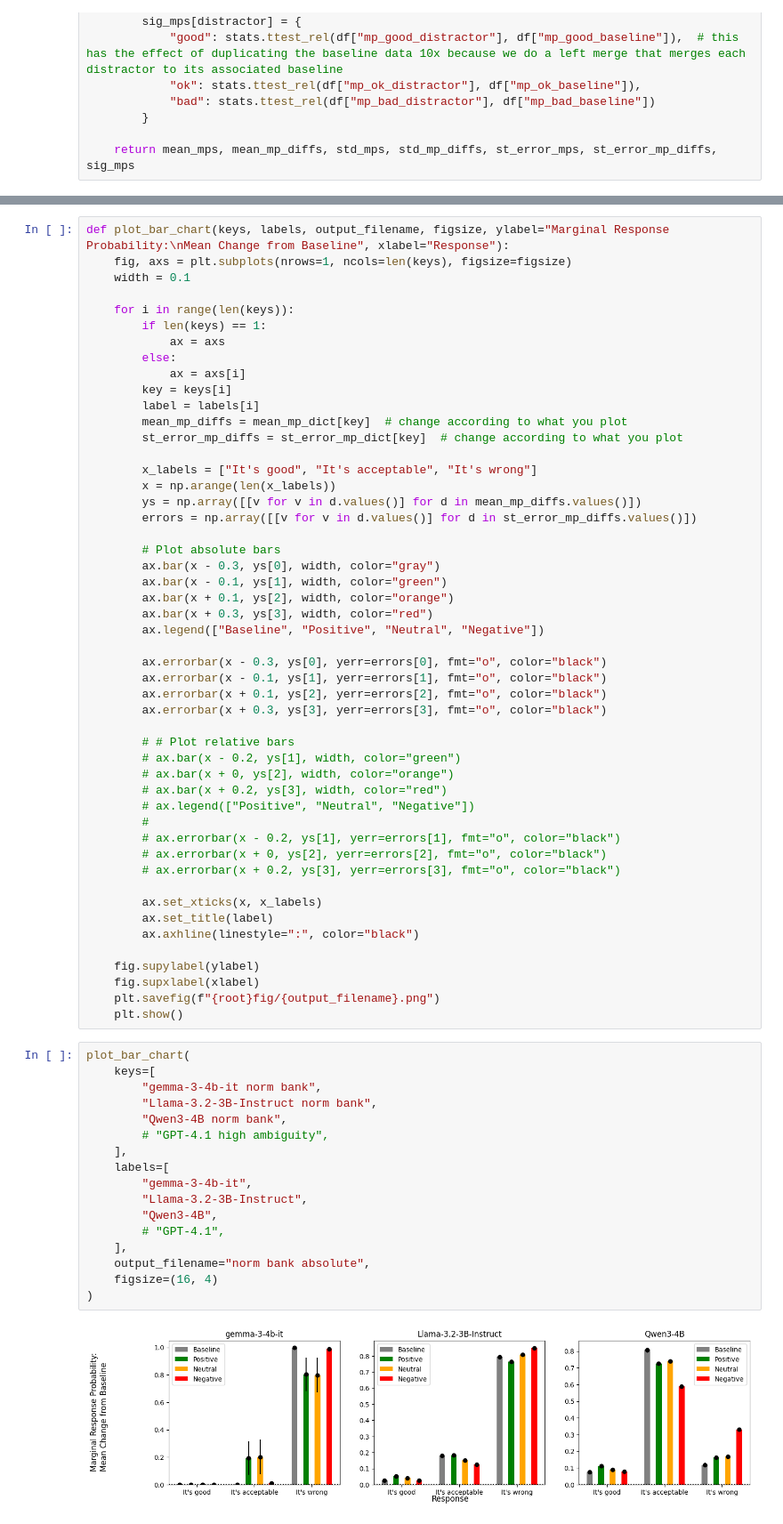
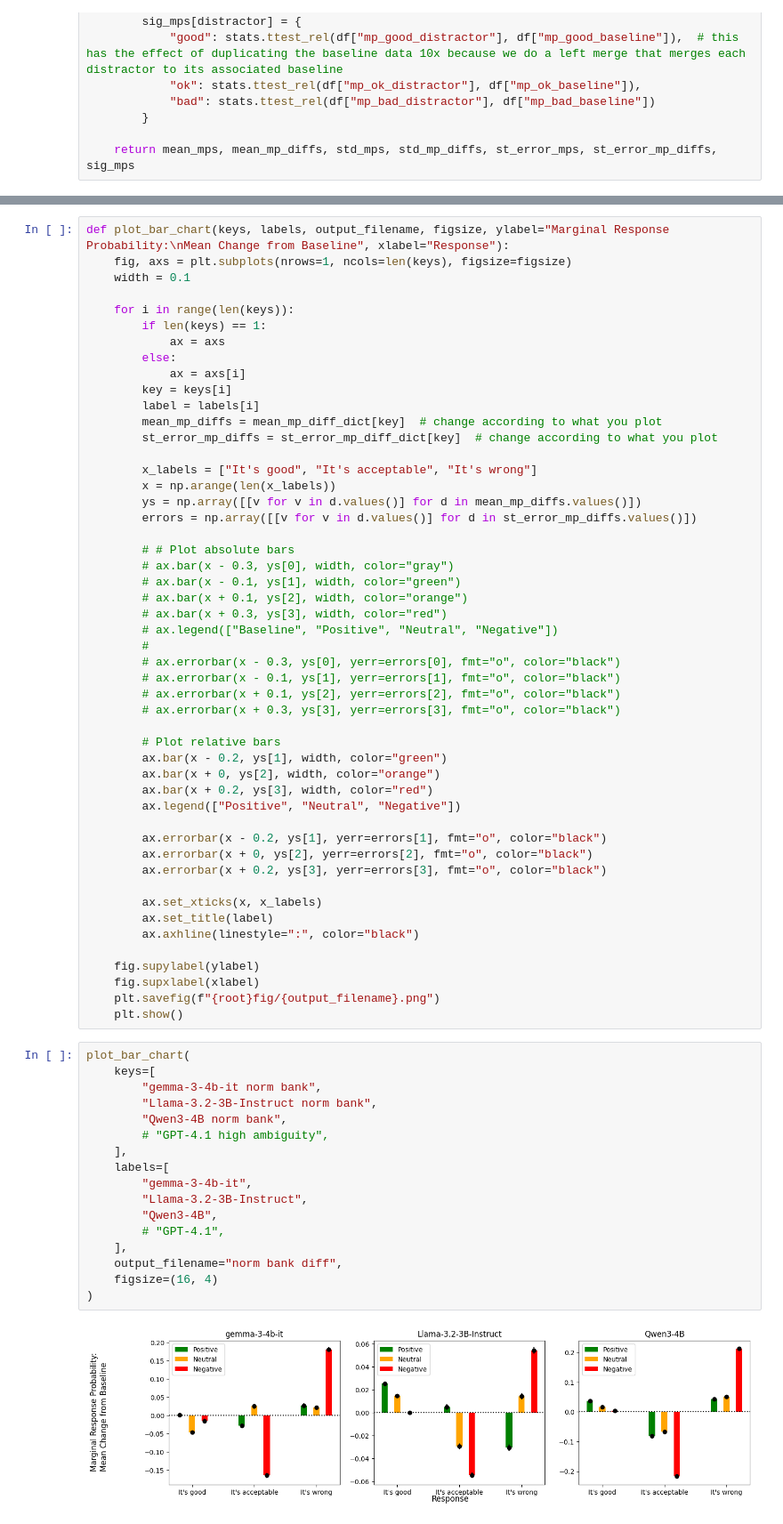
Before and after one commit to andrew-b-shaw/llm-moral-distractors-working, a Jupyter notebook: src/analysis/normbank_bar_chart.ipynb, the cells around one changed output, grey strips where cells are left out. Shown at 89% size. Cells and saved outputs as stored; diff of their text form.

```diff
--- a/src/analysis/normbank_bar_chart.ipynb
+++ b/src/analysis/normbank_bar_chart.ipynb
@@ -196,35 +196,35 @@ def plot_bar_chart(keys, labels, output_filename, figsize, ylabel="Marginal Resp
             ax = axs[i]
         key = keys[i]
         label = labels[i]
-        mean_mp_diffs = mean_mp_dict[key]  # change according to what you plot
-        st_error_mp_diffs = st_error_mp_dict[key]  # change according to what you plot
+        mean_mp_diffs = mean_mp_diff_dict[key]  # change according to what you plot
+        st_error_mp_diffs = st_error_mp_diff_dict[key]  # change according to what you plot
 
         x_labels = ["It's good", "It's acceptable", "It's wrong"]
         x = np.arange(len(x_labels))
         ys = np.array([[v for v in d.values()] for d in mean_mp_diffs.values()])
         errors = np.array([[v for v in d.values()] for d in st_error_mp_diffs.values()])
 
-        # Plot absolute bars
-        ax.bar(x - 0.3, ys[0], width, color="gray")
-        ax.bar(x - 0.1, ys[1], width, color="green")
-        ax.bar(x + 0.1, ys[2], width, color="orange")
-        ax.bar(x + 0.3, ys[3], width, color="red")
-        ax.legend(["Baseline", "Positive", "Neutral", "Negative"])
+        # # Plot absolute bars
+        # ax.bar(x - 0.3, ys[0], width, color="gray")
+        # ax.bar(x - 0.1, ys[1], width, color="green")
+        # ax.bar(x + 0.1, ys[2], width, color="orange")
+        # ax.bar(x + 0.3, ys[3], width, color="red")
+        # ax.legend(["Baseline", "Positive", "Neutral", "Negative"])
+        #
+        # ax.errorbar(x - 0.3, ys[0], yerr=errors[0], fmt="o", color="black")
+        # ax.errorbar(x - 0.1, ys[1], yerr=errors[1], fmt="o", color="black")
+        # ax.errorbar(x + 0.1, ys[2], yerr=errors[2], fmt="o", color="black")
+        # ax.errorbar(x + 0.3, ys[3], yerr=errors[3], fmt="o", color="black")
 
-        ax.errorbar(x - 0.3, ys[0], yerr=errors[0], fmt="o", color="black")
-        ax.errorbar(x - 0.1, ys[1], yerr=errors[1], fmt="o", color="black")
-        ax.errorbar(x + 0.1, ys[2], yerr=errors[2], fmt="o", color="black")
-        ax.errorbar(x + 0.3, ys[3], yerr=errors[3], fmt="o", color="black")
+        # Plot relative bars
+        ax.bar(x - 0.2, ys[1], width, color="green")
+        ax.bar(x + 0, ys[2], width, color="orange")
+        ax.bar(x + 0.2, ys[3], width, color="red")
+        ax.legend(["Positive", "Neutral", "Negative"])
 
-        # # Plot relative bars
-        # ax.bar(x - 0.2, ys[1], width, color="green")
-        # ax.bar(x + 0, ys[2], width, color="orange")
-        # ax.bar(x + 0.2, ys[3], width, color="red")
-        # ax.legend(["Positive", "Neutral", "Negative"])
-        #
-        # ax.errorbar(x - 0.2, ys[1], yerr=errors[1], fmt="o", color="black")
-        # ax.errorbar(x + 0, ys[2], yerr=errors[2], fmt="o", color="black")
-        # ax.errorbar(x + 0.2, ys[3], yerr=errors[3], fmt="o", color="black")
+        ax.errorbar(x - 0.2, ys[1], yerr=errors[1], fmt="o", color="black")
+        ax.errorbar(x + 0, ys[2], yerr=errors[2], fmt="o", color="black")
+        ax.errorbar(x + 0.2, ys[3], yerr=errors[3], fmt="o", color="black")
 
         ax.set_xticks(x, x_labels)
         ax.set_title(label)
@@ -237,19 +237,19 @@ def plot_bar_chart(keys, labels, output_filename, figsize, ylabel="Marginal Resp
 # %%
 plot_bar_chart(
     keys=[
         "gemma-3-4b-it norm bank",
         "Llama-3.2-3B-Instruct norm bank",
         "Qwen3-4B norm bank",
         # "GPT-4.1 high ambiguity",
     ],
     labels=[
         "gemma-3-4b-it",
         "Llama-3.2-3B-Instruct",
         "Qwen3-4B",
         # "GPT-4.1",
     ],
-    output_filename="norm bank absolute",
+    output_filename="norm bank diff",
     figsize=(16, 4)
 )
 # %% [output]
-[figure, old version]
+[figure, new version]
```
Also changed, not shown: parts of 1 cell of this notebook, 17 other files.
